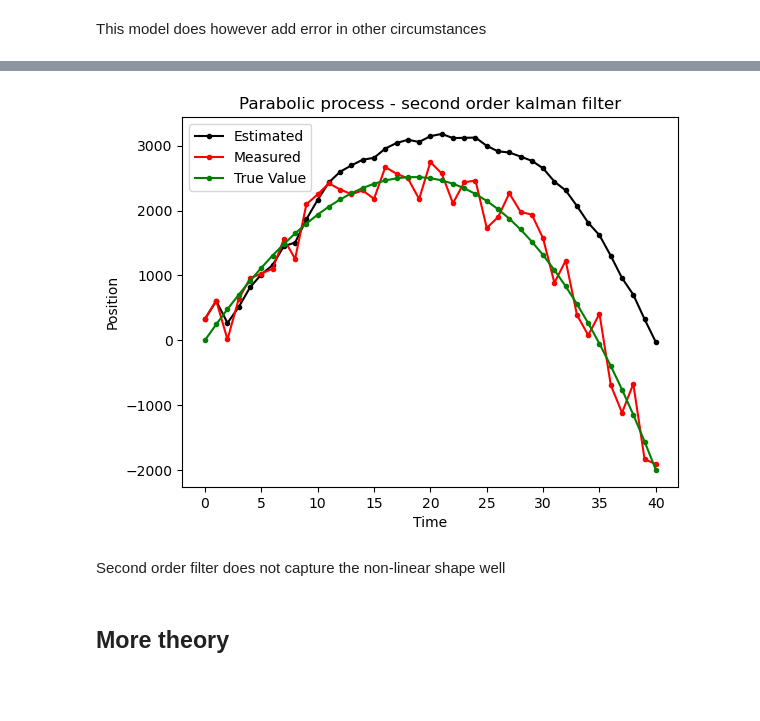
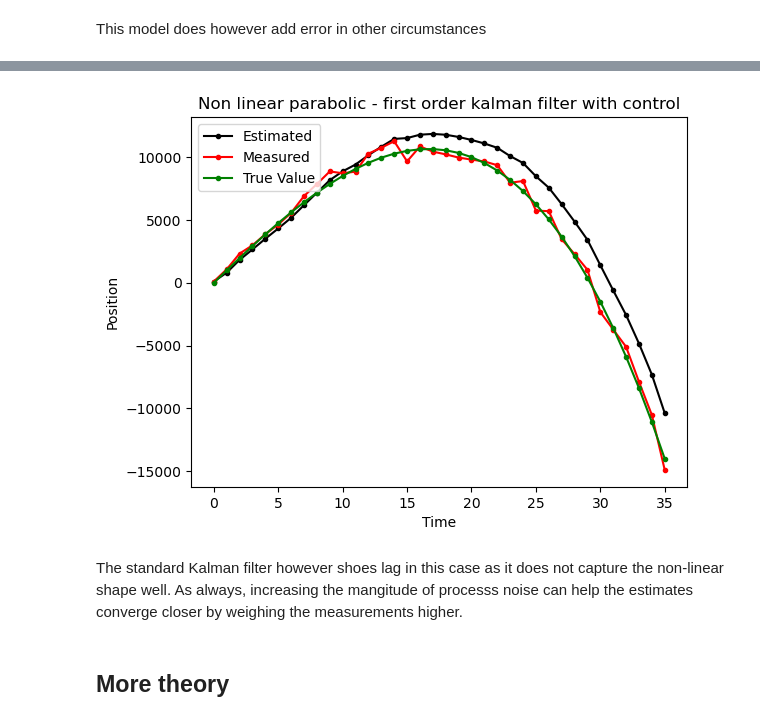
Before and after one commit to 262882/myKalmanFIlter, a Jupyter notebook: kalmanFilteringDemo.ipynb, the cells around one changed output, grey strips where cells are left out. Drawn from its saved outputs; the diff is of its cells as text; code cells hidden in the pictures; blank space fills up the shorter version.

Commit message:
Add nonlinear process example

```diff
--- a/kalmanFilteringDemo.ipynb
+++ b/kalmanFilteringDemo.ipynb
@@ -396,31 +390,13 @@ This model does however add error in other circumstances
 # %%
-steps = np.arange(60)
-drag_gt = 10 + steps-10*2**(steps*0.05)
-drag_measure = drag_gt+5*(np.random.rand(drag_gt.shape[0])-0.5)
+crossover = 200
+samples = 35
+wind_steps = np.arange(samples+1)
+wind_accel = -10-2*wind_steps
+wind_gt = 0.5*wind_accel*(wind_steps**2)+5*crossover*wind_steps
+wind_measure = wind_gt+2000*(np.random.rand(wind_gt.shape[0])-0.5)
-# %%
-crossover = 50
-samples = 40
-wind_steps = np.arange(samples+1)
-wind_accel = -10-5*np.linspace(0,1,samples+1)
-wind_gt = 0.5*wind_accel*(wind_steps**2)+5*crossover*wind_steps
-wind_measure = wind_gt+1000*(np.random.rand(wind_gt.shape[0])-0.5)
-# %%
-X0 = np.array([0,0,0])  # Level, Filling rate
-P0 = np.array([[1000,    0,   0],
-               [0   , 1000,   0],
-               [0   ,    0,1000]])  # Assume no correlation between states
-F = np.array([[1, delta_t, 0.5*delta_t**2],
-              [0,       1,        delta_t],
-              [0,       0,              1]])
-r = 0.3
-q = 0.0000001
-Q = q*np.array([[(delta_t**4)/4,(delta_t**3)/2,(delta_t**2)/2],
-                [(delta_t**3)/2,  (delta_t)**2,       delta_t],
-                [(delta_t**2)/2,       delta_t,              1]])
-H = np.array([1, 0, 0])
 # %%
-secondFilter_wind = MyKalmanFilterHigherOrder(X0, P0, r, Q, F, H)
-df_wind_second = run_filter(secondFilter_wind, wind_measure)
-df_wind_second
+contFilter_wind = MyKalmanFilterHigherOrder(X0, P0, r, Q, F, H, B=B_,u=u_)
+df_wind_cont = run_filter(contFilter_wind,wind_measure)
+df_wind_cont
 # %% [output]
 |  | xt_intr | Pt_intr | k_gain | xt_curr | Pt_curr |
@@ -443,16 +419,16 @@ df_wind_second
 # %%
-plt.plot(df_wind_second.index, np.stack((df_wind_second['xt_curr'].to_numpy()).tolist(), axis=0)[:,0],marker=".",color="black")
+plt.plot(df_wind_cont.index, np.stack((df_wind_cont['xt_curr'].to_numpy()).tolist(), axis=0)[:,0],marker=".",color="black")
 plt.plot(wind_steps, wind_measure ,marker=".",color="red")
 plt.plot(wind_steps, wind_gt ,marker=".",color="g")
-plt.title("Parabolic process - second order kalman filter")
+plt.title("Non linear parabolic - first order kalman filter with control")
 plt.xlabel("Time")
 plt.ylabel("Position")
 plt.legend(["Estimated","Measured","True Value"],loc='upper left')
 plt.show()
 # %% [output]
-[figure, old version]
+[figure, new version]
-# %% [markdown]
-Second order filter does not capture the non-linear shape well
+# %% [markdown]
+The standard Kalman filter however shoes lag in this case as it does not capture the non-linear shape well. As always, increasing the mangitude of processs noise can help the estimates converge closer by weighing the measurements higher.
 # %% [markdown]
 ## More theory
 # %% [markdown]
```
Also changed, not shown: parts of 13 cells of this notebook.
